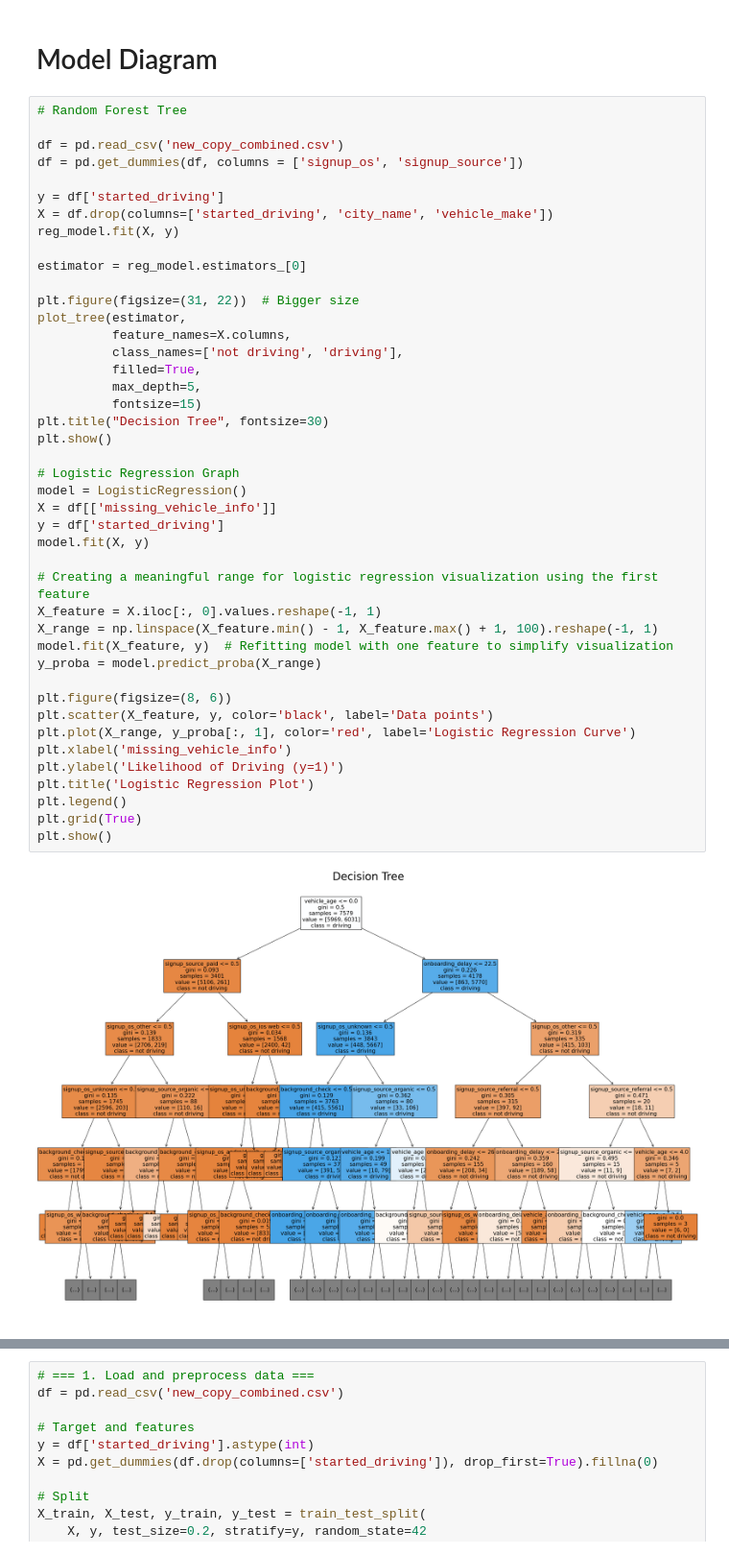
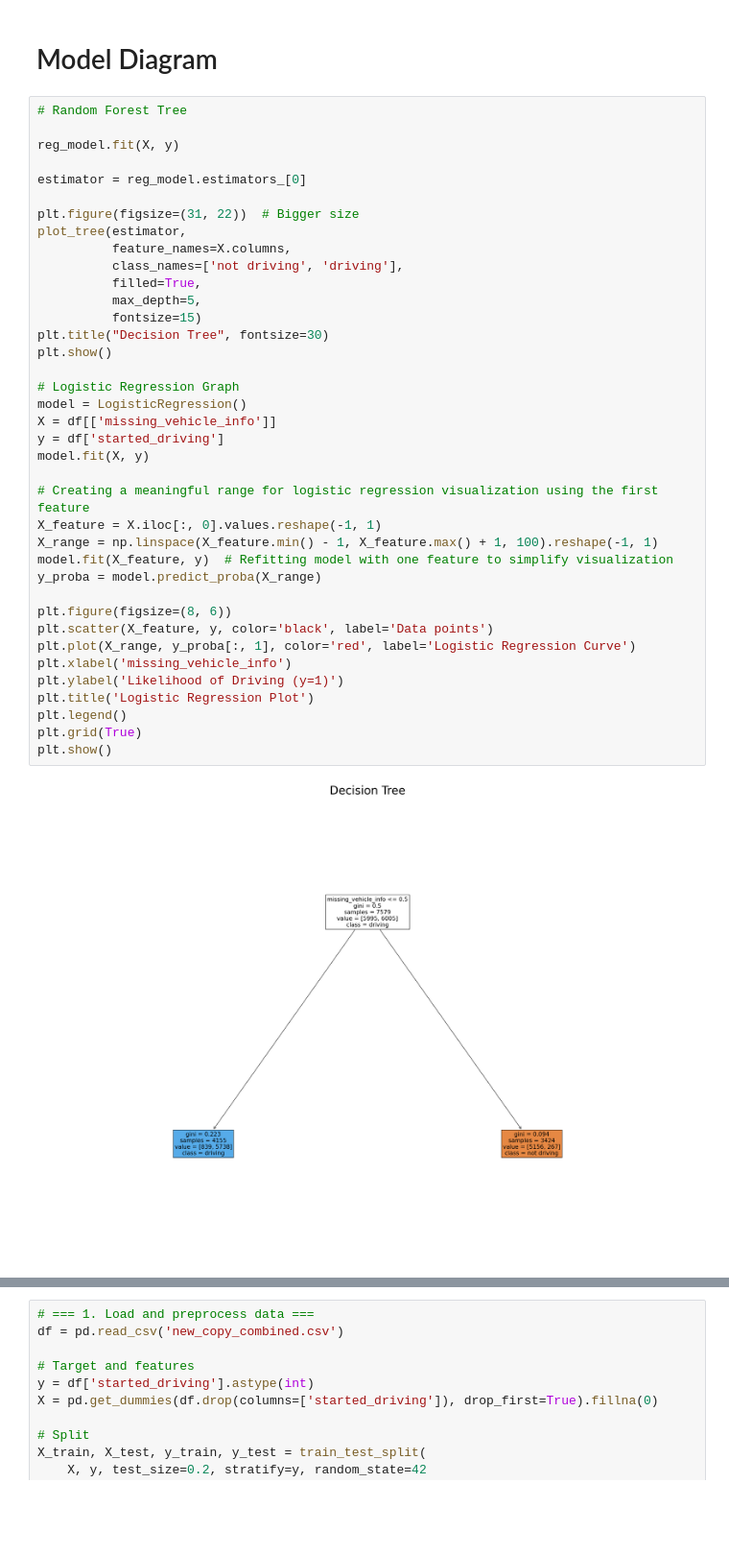
Before and after one commit to johnsonng05/Datathon-2025, a Jupyter notebook: deepnote/Datathon2025/Driven by Data.ipynb, the cells around one changed output, grey strips where cells are left out. Shown at 96% size. Drawn from its saved outputs; the diff is of its cells as text; blank space fills up the shorter version.

```diff
--- a/deepnote/Datathon2025/Driven by Data.ipynb
+++ b/deepnote/Datathon2025/Driven by Data.ipynb
@@ -283,11 +283,6 @@ Accuracy: 0.920
 # %%
 # Random Forest Tree
 
-df = pd.read_csv('new_copy_combined.csv')
-df = pd.get_dummies(df, columns = ['signup_os', 'signup_source'])
-
-y = df['started_driving']
-X = df.drop(columns=['started_driving', 'city_name', 'vehicle_make'])
 reg_model.fit(X, y)
 
 estimator = reg_model.estimators_[0]
@@ -297,34 +292,34 @@ plot_tree(estimator,
           feature_names=X.columns,
           class_names=['not driving', 'driving'],
           filled=True,
           max_depth=5,
           fontsize=15)
 plt.title("Decision Tree", fontsize=30)
 plt.show()
 
 # Logistic Regression Graph
 model = LogisticRegression()
 X = df[['missing_vehicle_info']]
 y = df['started_driving']
 model.fit(X, y)
 
 # Creating a meaningful range for logistic regression visualization using the first feature
 X_feature = X.iloc[:, 0].values.reshape(-1, 1)
 X_range = np.linspace(X_feature.min() - 1, X_feature.max() + 1, 100).reshape(-1, 1)
 model.fit(X_feature, y)  # Refitting model with one feature to simplify visualization
 y_proba = model.predict_proba(X_range)
 
 plt.figure(figsize=(8, 6))
 plt.scatter(X_feature, y, color='black', label='Data points')
 plt.plot(X_range, y_proba[:, 1], color='red', label='Logistic Regression Curve')
 plt.xlabel('missing_vehicle_info')
 plt.ylabel('Likelihood of Driving (y=1)')
 plt.title('Logistic Regression Plot')
 plt.legend()
 plt.grid(True)
 plt.show()
 # %% [output]
-[figure, old version]
+[figure, new version]
 [figure]
 # %%
 # === 1. Load and preprocess data ===
```
